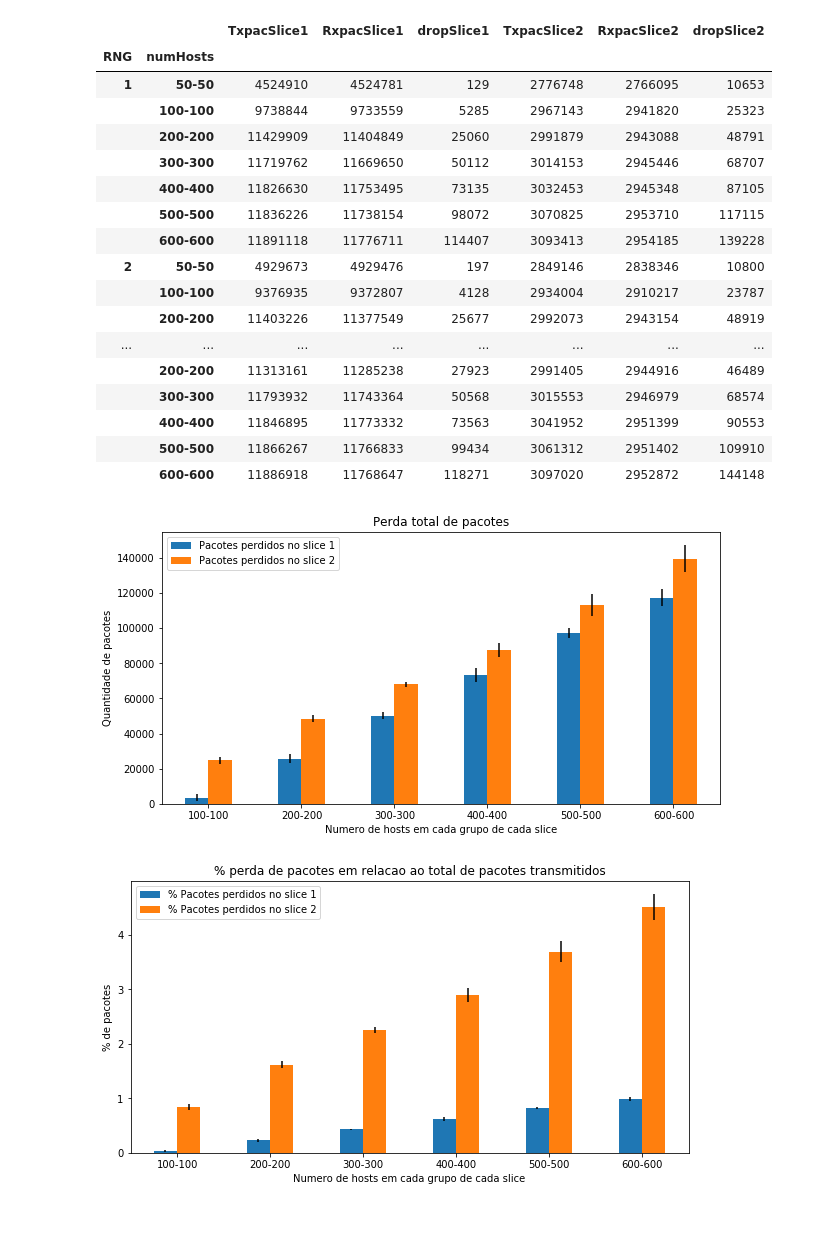
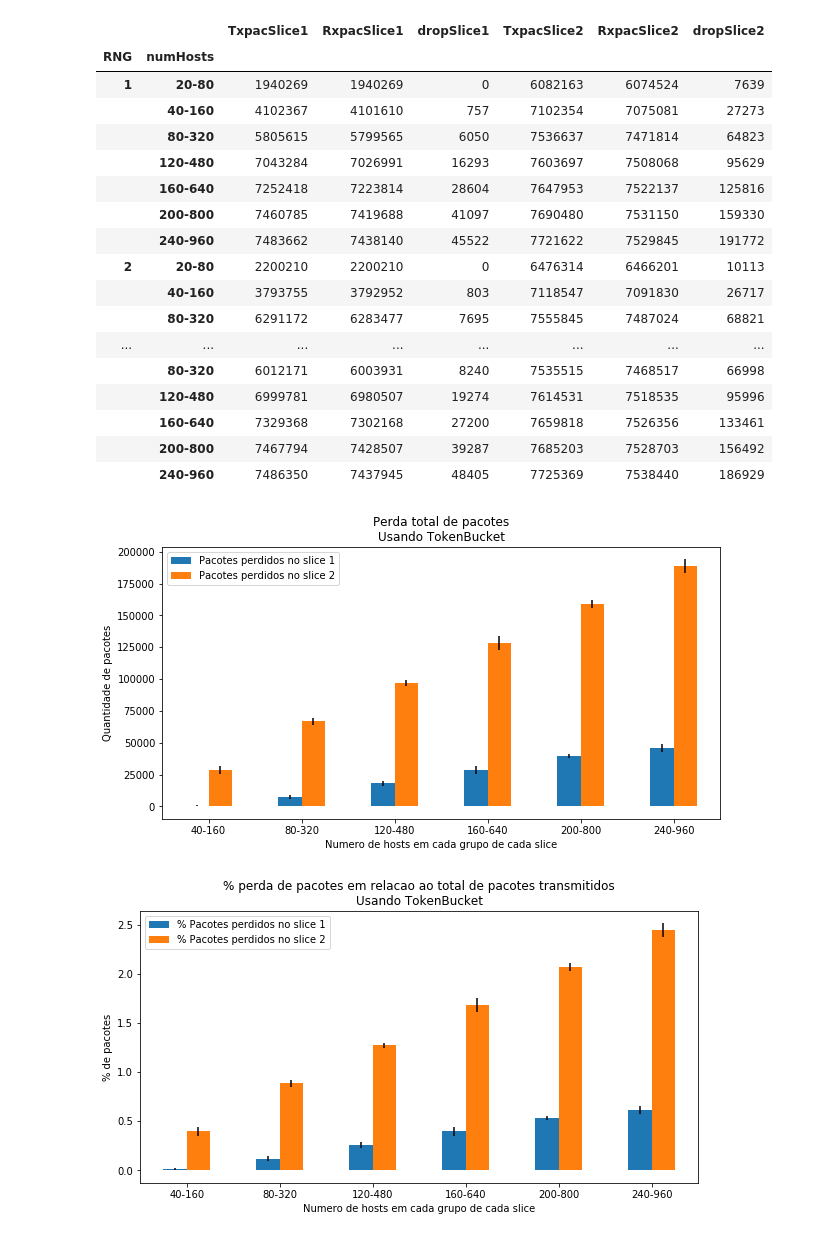
Before and after one commit to pedrobellotti/ns3-slice, a Jupyter notebook: Scripts/geraGrafico.ipynb, the cells around one changed output. Cells and saved outputs as stored; diff of their text form; code cells hidden in the pictures.

```diff
--- a/Scripts/geraGrafico.ipynb
+++ b/Scripts/geraGrafico.ipynb
@@ -5,33 +5,41 @@ import numpy as np
 import matplotlib.pyplot as plt
 %matplotlib inline
 # %%
-hosts_iguais = True
+hosts_iguais = False
+token_bucket = True
 if hosts_iguais:
     sufixo = '_iguais'
 else:
     sufixo = '_diferentes'
-df = pd.read_table ("resultados80"+sufixo+".txt", sep='\s+', index_col = [1, 0])
+if token_bucket:
+    sufixoRL = '_comRL'
+    subtitulo = 'Usando TokenBucket'
+else:
+    sufixoRL = '_semRL'
+    subtitulo = 'Nao usando TokenBucket'
+#df = pd.read_table ("resultados"+sufixo+".txt", sep='\s+', index_col = [1, 0])
+df = pd.read_table ("resultados-hosts-15.txt", sep='\s+', index_col = [1, 0])
 # %%
 df
 # %% [output]
 |  |  | TxpacSlice1 | RxpacSlice1 | dropSlice1 | TxpacSlice2 | RxpacSlice2 | dropSlice2 |
 | RNG | numHosts |  |  |  |  |  |  |
-| 1 | 50-50 | 4524910 | 4524781 | 129 | 2776748 | 2766095 | 10653 |
-|  | 100-100 | 9738844 | 9733559 | 5285 | 2967143 | 2941820 | 25323 |
-|  | 200-200 | 11429909 | 11404849 | 25060 | 2991879 | 2943088 | 48791 |
-|  | 300-300 | 11719762 | 11669650 | 50112 | 3014153 | 2945446 | 68707 |
-|  | 400-400 | 11826630 | 11753495 | 73135 | 3032453 | 2945348 | 87105 |
-|  | 500-500 | 11836226 | 11738154 | 98072 | 3070825 | 2953710 | 117115 |
-|  | 600-600 | 11891118 | 11776711 | 114407 | 3093413 | 2954185 | 139228 |
-| 2 | 50-50 | 4929673 | 4929476 | 197 | 2849146 | 2838346 | 10800 |
-|  | 100-100 | 9376935 | 9372807 | 4128 | 2934004 | 2910217 | 23787 |
-|  | 200-200 | 11403226 | 11377549 | 25677 | 2992073 | 2943154 | 48919 |
+| 1 | 20-80 | 1940269 | 1940269 | 0 | 6082163 | 6074524 | 7639 |
+|  | 40-160 | 4102367 | 4101610 | 757 | 7102354 | 7075081 | 27273 |
+|  | 80-320 | 5805615 | 5799565 | 6050 | 7536637 | 7471814 | 64823 |
+|  | 120-480 | 7043284 | 7026991 | 16293 | 7603697 | 7508068 | 95629 |
+|  | 160-640 | 7252418 | 7223814 | 28604 | 7647953 | 7522137 | 125816 |
+|  | 200-800 | 7460785 | 7419688 | 41097 | 7690480 | 7531150 | 159330 |
+|  | 240-960 | 7483662 | 7438140 | 45522 | 7721622 | 7529845 | 191772 |
+| 2 | 20-80 | 2200210 | 2200210 | 0 | 6476314 | 6466201 | 10113 |
+|  | 40-160 | 3793755 | 3792952 | 803 | 7118547 | 7091830 | 26717 |
+|  | 80-320 | 6291172 | 6283477 | 7695 | 7555845 | 7487024 | 68821 |
 | ... | ... | ... | ... | ... | ... | ... | ... |
-|  | 200-200 | 11313161 | 11285238 | 27923 | 2991405 | 2944916 | 46489 |
-|  | 300-300 | 11793932 | 11743364 | 50568 | 3015553 | 2946979 | 68574 |
-|  | 400-400 | 11846895 | 11773332 | 73563 | 3041952 | 2951399 | 90553 |
-|  | 500-500 | 11866267 | 11766833 | 99434 | 3061312 | 2951402 | 109910 |
-|  | 600-600 | 11886918 | 11768647 | 118271 | 3097020 | 2952872 | 144148 |
+|  | 80-320 | 6012171 | 6003931 | 8240 | 7535515 | 7468517 | 66998 |
+|  | 120-480 | 6999781 | 6980507 | 19274 | 7614531 | 7518535 | 95996 |
+|  | 160-640 | 7329368 | 7302168 | 27200 | 7659818 | 7526356 | 133461 |
+|  | 200-800 | 7467794 | 7428507 | 39287 | 7685203 | 7528703 | 156492 |
+|  | 240-960 | 7486350 | 7437945 | 48405 | 7725369 | 7538440 | 186929 |
 # %%
 df["%dropTotalS1"] = df.apply (lambda row: 100 * (float)(row["dropSlice1"]) / (row["TxpacSlice1"]+row["TxpacSlice2"]), axis=1)
 df["%dropTotalS2"] = df.apply (lambda row: 100 * (float)(row["dropSlice2"]) / (row["TxpacSlice1"]+row["TxpacSlice2"]), axis=1)
@@ -47,36 +55,37 @@ def confinterval (data):
 if hosts_iguais:
     df = df.query("numHosts != '50-50'")
 else:
-    df = df.query("numHosts != '33-67'" and "numHosts != '67-33'")
+    #df = df.query("numHosts != '33-67'" or "numHosts != '67-33'" or "numHosts != '20-80'")
+    df = df.query("numHosts != '20-80'")
 gpb = df.groupby (["numHosts"])
 # %%
 media = gpb.mean()
 err = gpb.aggregate(confinterval)
 err = err.filter(items=['dropSlice1', 'dropSlice2'])
 media = media.filter(items=['dropSlice1', 'dropSlice2'])
 #display (media)
 #display (err)
 
-media.plot (kind='bar', yerr=err, title="Perda total de pacotes", rot=360, figsize=(10,5))
+media.sort_values(by=["dropSlice1"]).plot (kind='bar', yerr=err, title="Perda total de pacotes\n"+subtitulo, rot=360, figsize=(10,5))
 plt.xlabel('Numero de hosts em cada grupo de cada slice')
 plt.ylabel('Quantidade de pacotes')
 plt.gca().legend(('Pacotes perdidos no slice 1','Pacotes perdidos no slice 2'))
-plt.savefig('grafico_hosts'+sufixo+'.pdf')
+plt.savefig('grafico_hosts'+sufixo+sufixoRL+'.pdf')
 # %% [output]
-[figure, old version]
+[figure, new version]
 # %%
 err = gpb.aggregate(confinterval)
 media = gpb.mean()
 err = err.filter(items=['%dropS1', '%dropS2'])
 media = media.filter(items=['%dropS1', '%dropS2'])
 
-media.plot (kind='bar', yerr=err, title="% perda de pacotes em relacao ao total de pacotes transmitidos", rot=360, figsize=(10,5))
+media.sort_values(by=["%dropS1"]).plot (kind='bar', yerr=err, title="% perda de pacotes em relacao ao total de pacotes transmitidos\n"+subtitulo , rot=360, figsize=(10,5))
 plt.xlabel('Numero de hosts em cada grupo de cada slice')
 plt.ylabel('% de pacotes')
 plt.gca().legend(('% Pacotes perdidos no slice 1','% Pacotes perdidos no slice 2'))
-plt.savefig('grafico_hosts'+sufixo+'_porcentagem.pdf')
+plt.savefig('grafico_hosts'+sufixo+sufixoRL+'_porcentagem.pdf')
 # %% [output]
-[figure, old version]
+[figure, new version]
 # %%
 #Grafico em relação ao total
 err = gpb.aggregate(confinterval)
```
Also changed, not shown: parts of 1 cell of this notebook.
